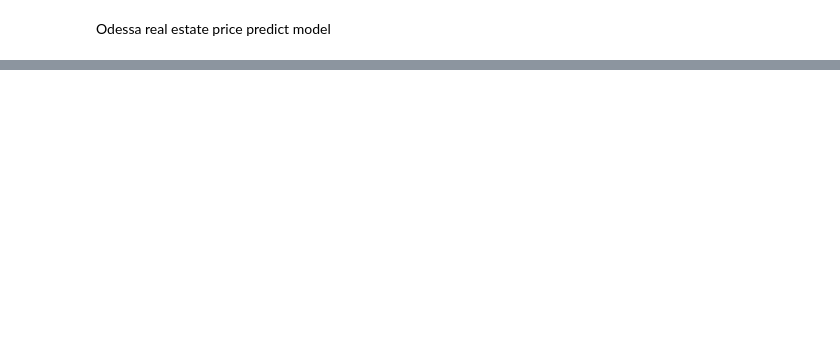
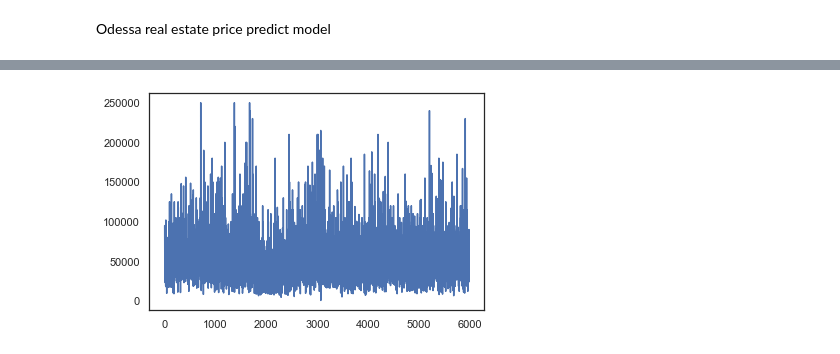
Before and after one commit to dmkravtsov/odessapricepredictor, a Jupyter notebook: api/project.ipynb, the cells around one changed output, grey strips where cells are left out. Drawn from its saved outputs; the diff is of its cells as text; code cells hidden in the pictures; blank space fills up the shorter version.

```diff
--- a/api/project.ipynb
+++ b/api/project.ipynb
@@ -645,0 +745,5 @@ Conclusions: the optimal version of the model will be considered a random forest
+# %%
+df['price'].plot()
+plt.show()
+# %% [output]
+[figure, added]
```
Also changed, not shown: parts of 121 cells of this notebook.
